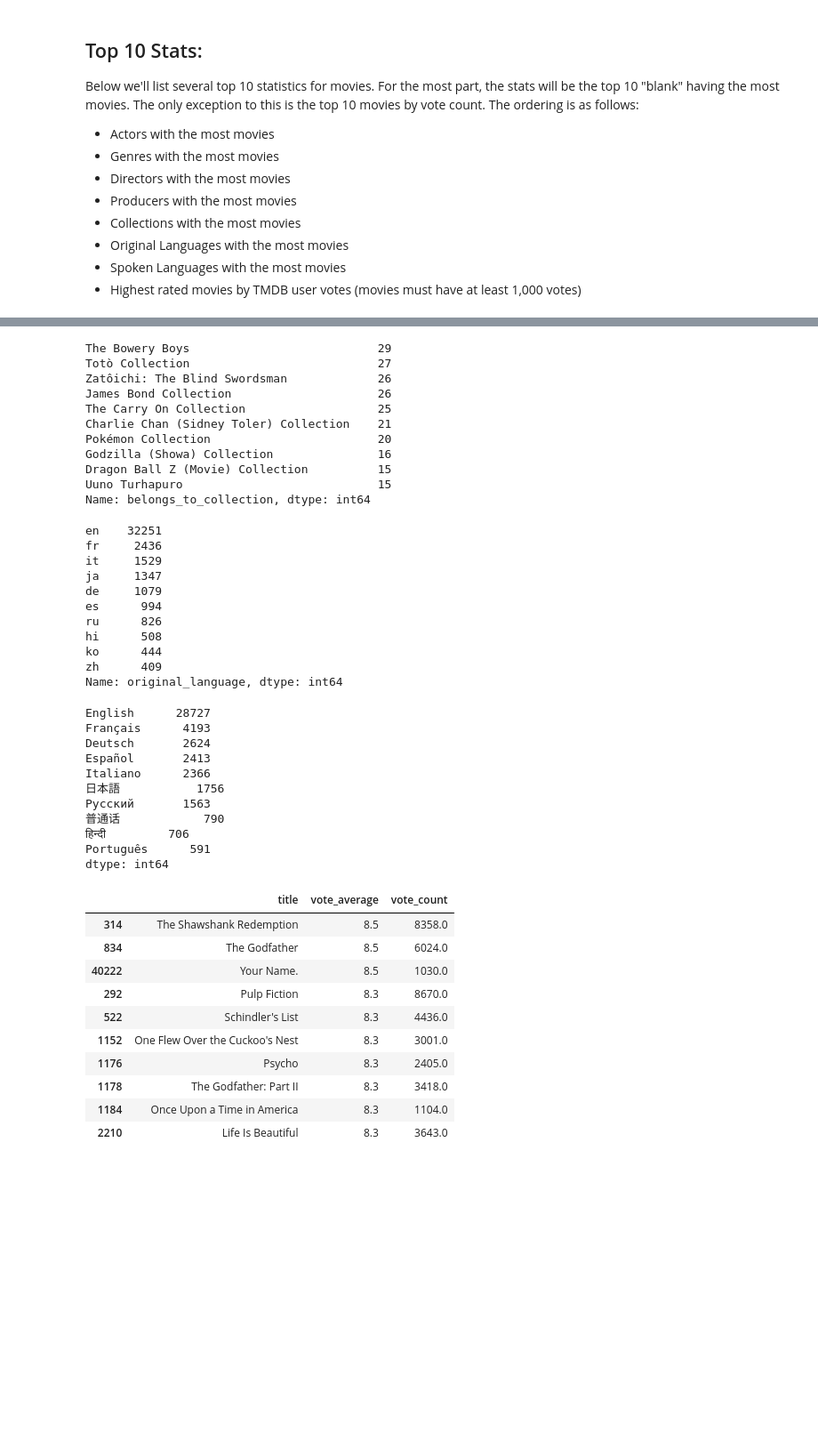
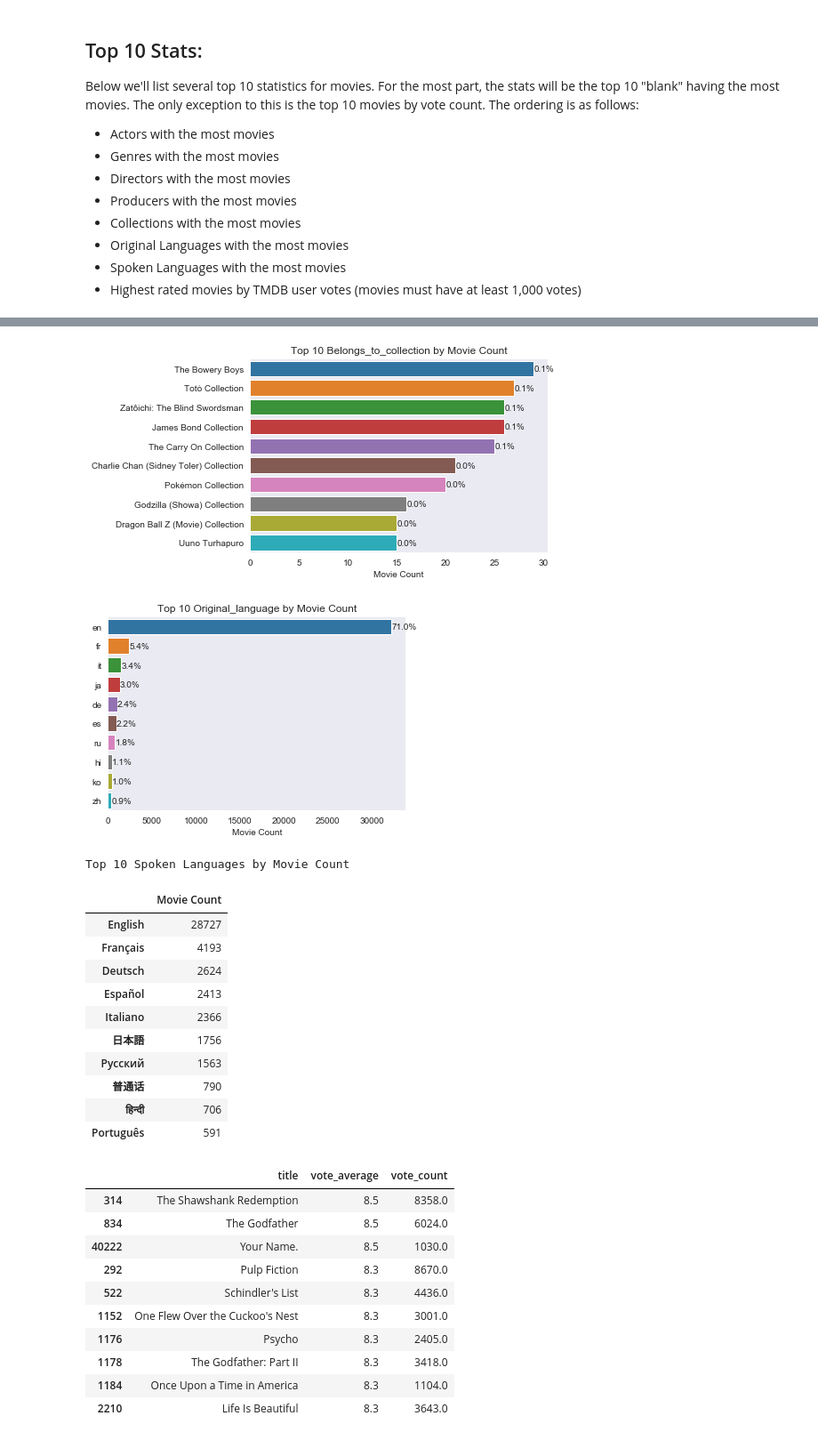
Before and after one commit to sachinac/ML7331, a Jupyter notebook: msds_7331_lab3.ipynb, the cells around one changed output, grey strips where cells are left out. Shown at 89% size. Cells and saved outputs as stored; diff of their text form; code cells hidden in the pictures; blank space fills up the shorter version.

Commit message:
convert top10s to plots

```diff
--- a/msds_7331_lab3.ipynb
+++ b/msds_7331_lab3.ipynb
@@ -468,12 +468,25 @@ Below we'll list several top 10 statistics for movies.  For the most part, the s
 * Spoken Languages with the most movies
 * Highest rated movies by TMDB user votes (movies must have at least 1,000 votes)
 # %%
-def get_top10_list(column):
+def get_top10_list(column, plot=True):
     mlb = MultiLabelBinarizer()
     if type(movies[column][0]) == list:
-        return pd.DataFrame(mlb.fit_transform(movies[movies[column].str.len() > 0][column]),columns=mlb.classes_).sum().nlargest(n=10)
+        top10 = pd.DataFrame(mlb.fit_transform(movies[movies[column].str.len() > 0][column]),columns=mlb.classes_).sum().nlargest(n=10)
     else:
-        return movies[movies[column].str.len() > 0][column].value_counts().nlargest(10)
+        top10 = movies[movies[column].str.len() > 0][column].value_counts().nlargest(10)
+    ax = sns.barplot(top10.values, top10.index)
+    ax.set_xlabel("Movie Count")
+    ax.set_title("Top 10 {} by Movie Count".format(column.capitalize()))
+    total = float(len(movies))
+    for p in ax.patches:
+            percentage = '{:.1f}%'.format(100 * p.get_width()/total)
+            x = p.get_x() + p.get_width() + 0.02
+            y = p.get_y() + p.get_height()/1.5
+            ax.annotate(percentage, (x, y))
+    if plot:
+        return plt.show()
+    plt.close()
+    return top10
 # %%
 get_top10_list('actors')
 # %% [output]
@@ -533,45 +506,27 @@ dtype: int64
 # %%
 get_top10_list('belongs_to_collection')
 # %% [output]
-The Bowery Boys                           29
-Totò Collection                           27
-Zatôichi: The Blind Swordsman             26
-James Bond Collection                     26
-The Carry On Collection                   25
-Charlie Chan (Sidney Toler) Collection    21
-Pokémon Collection                        20
-Godzilla (Showa) Collection               16
-Dragon Ball Z (Movie) Collection          15
-Uuno Turhapuro                            15
-Name: belongs_to_collection, dtype: int64
+[figure, added]
 # %%
 get_top10_list('original_language')
 # %% [output]
-en    32251
-fr     2436
-it     1529
-ja     1347
-de     1079
-es      994
-ru      826
-hi      508
-ko      444
-zh      409
-Name: original_language, dtype: int64
+[figure, added]
-# %%
-get_top10_list('spoken_languages')
-# %% [output]
-English      28727
-Français      4193
-Deutsch       2624
-Español       2413
-Italiano      2366
-日本語           1756
-Pусский       1563
-普通话            790
-हिन्दी         706
-Português      591
-dtype: int64
+# %%
+print('Top 10 Spoken Languages by Movie Count')
+pd.DataFrame(get_top10_list('spoken_languages', plot=False), columns=['Movie Count'])
+# %% [output]
+Top 10 Spoken Languages by Movie Count
+|  | Movie Count |
+| English | 28727 |
+| Français | 4193 |
+| Deutsch | 2624 |
+| Español | 2413 |
+| Italiano | 2366 |
+| 日本語 | 1756 |
+| Pусский | 1563 |
+| 普通话 | 790 |
+| हिन्दी | 706 |
+| Português | 591 |
 # %%
 movies[movies['vote_count'] > 999].nlargest(10, 'vote_average')[['title','vote_average','vote_count']]
 # %% [output]
```
Also changed, not shown: parts of 4 cells of this notebook.
